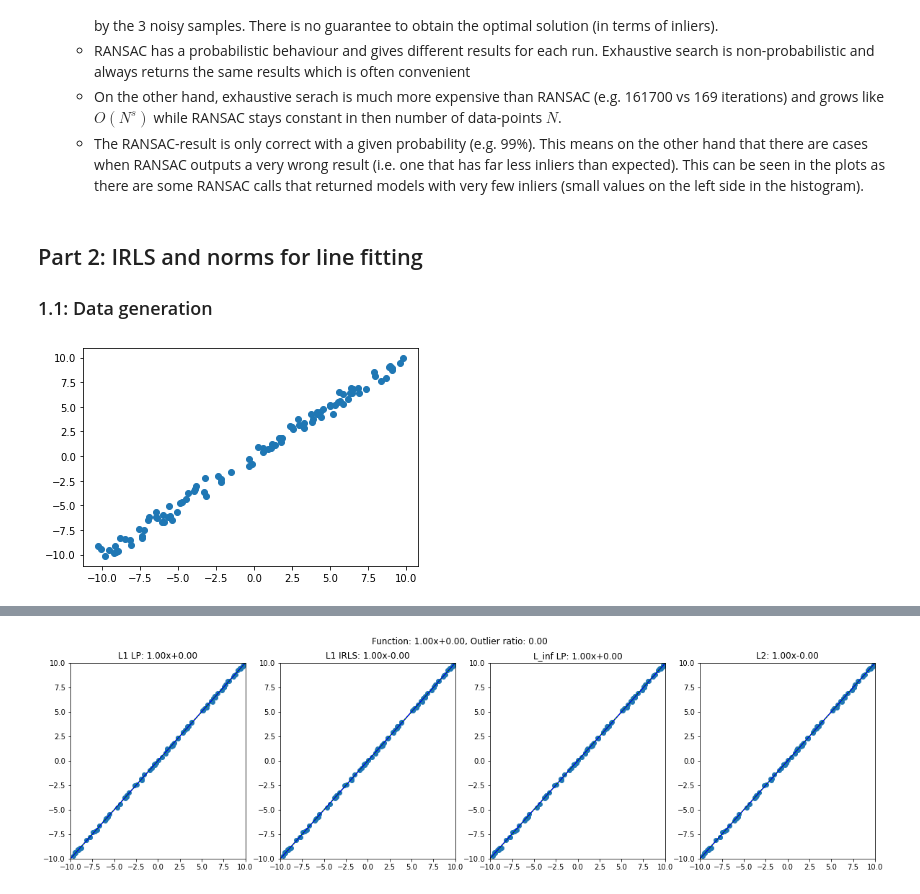
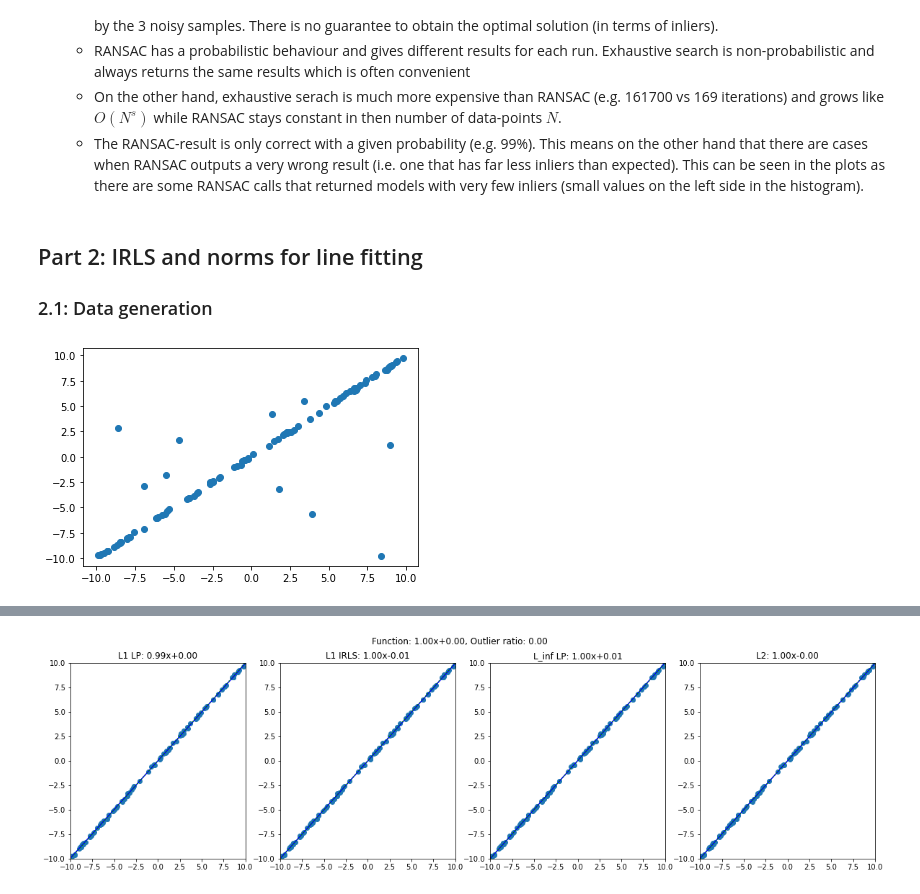
Before and after one commit to voigta/MathFoundFS21, a Jupyter notebook: exercise1.ipynb, the cells around one changed output, grey strips where cells are left out. Drawn from its saved outputs; the diff is of its cells as text; code cells hidden in the pictures.

```diff
--- a/exercise1.ipynb
+++ b/exercise1.ipynb
@@ -302,26 +302,26 @@ N*(N-1)*(N-2)/6 = 166661666700000.0
   - The RANSAC-result is only correct with a given probability (e.g. 99%). This means on the other hand that there are cases when RANSAC outputs a very wrong result (i.e. one that has far less inliers than expected). This can be seen in the plots as there are some RANSAC calls that returned models with very few inliers (small values on the left side in the histogram).
 # %% [markdown]
 ## Part 2: IRLS and norms for line fitting
-### 1.1: Data generation
+### 2.1: Data generation
 # %%
 def generate_line_data(n_points, a, b, outlier_ratio, noise_amplitude, x_domain):
     n_inliers = int(n_points * (1-outlier_ratio))
     n_outliers = n_points - n_inliers
 
     x = (np.random.rand(n_inliers)-0.5) * 2 * x_domain
     y = a * x + b
 
     inliers = np.vstack([x, y]).T
     inliers += (np.random.rand(*inliers.shape)-0.5) * 2 * noise_amplitude
 
     outliers_x = (np.random.rand(n_outliers)-0.5) * 2 * x_domain
     outliers_y = (np.random.rand(n_outliers)-0.5) * 2 * (a*x_domain+b)
     outliers = np.vstack([outliers_x, outliers_y]).T
 
     data = np.vstack([inliers, outliers])
     return data
 
-data = generate_line_data(100, 1, 0, 0., 0.6, 10)
+data = generate_line_data(100, 1, 0, 0.1, 0.1, 10)
 plt.scatter(data[:,0], data[:,1]);
 # %% [output]
-[figure, old version]
+[figure, new version]
```
Also changed, not shown: parts of 15 cells of this notebook.
